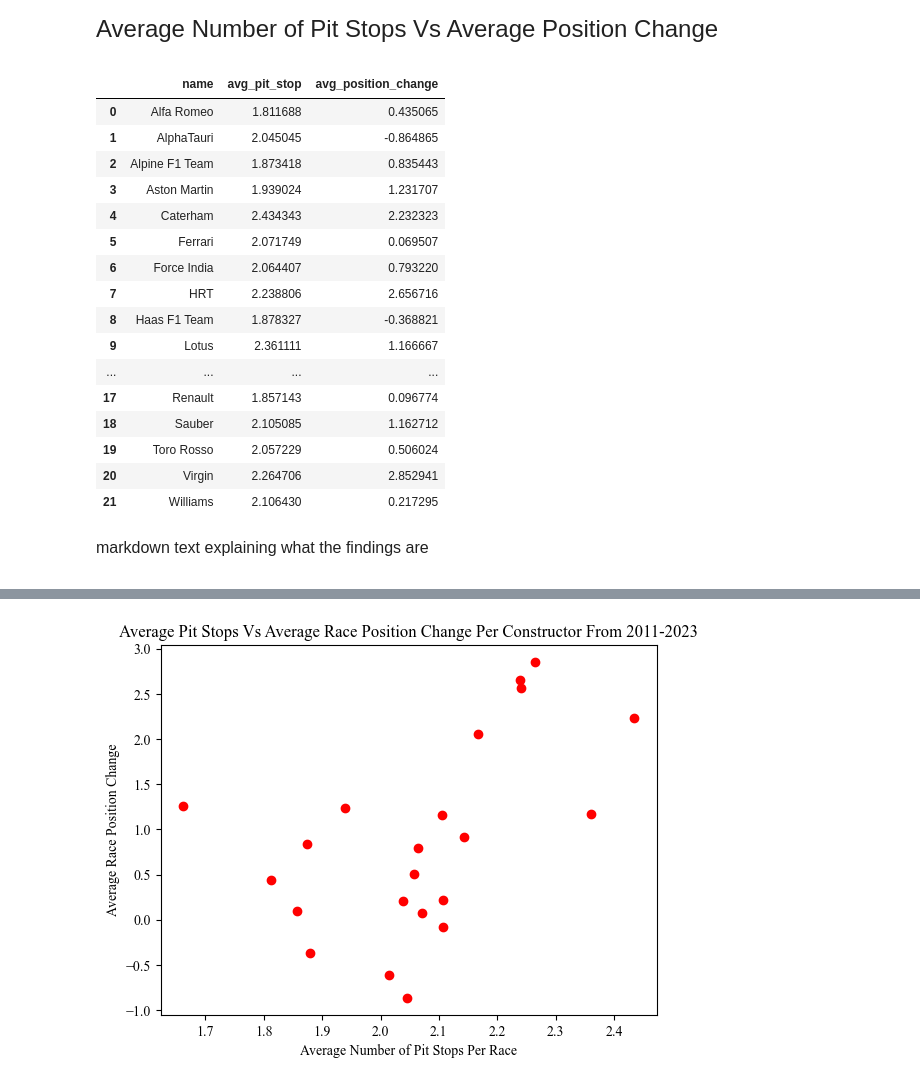
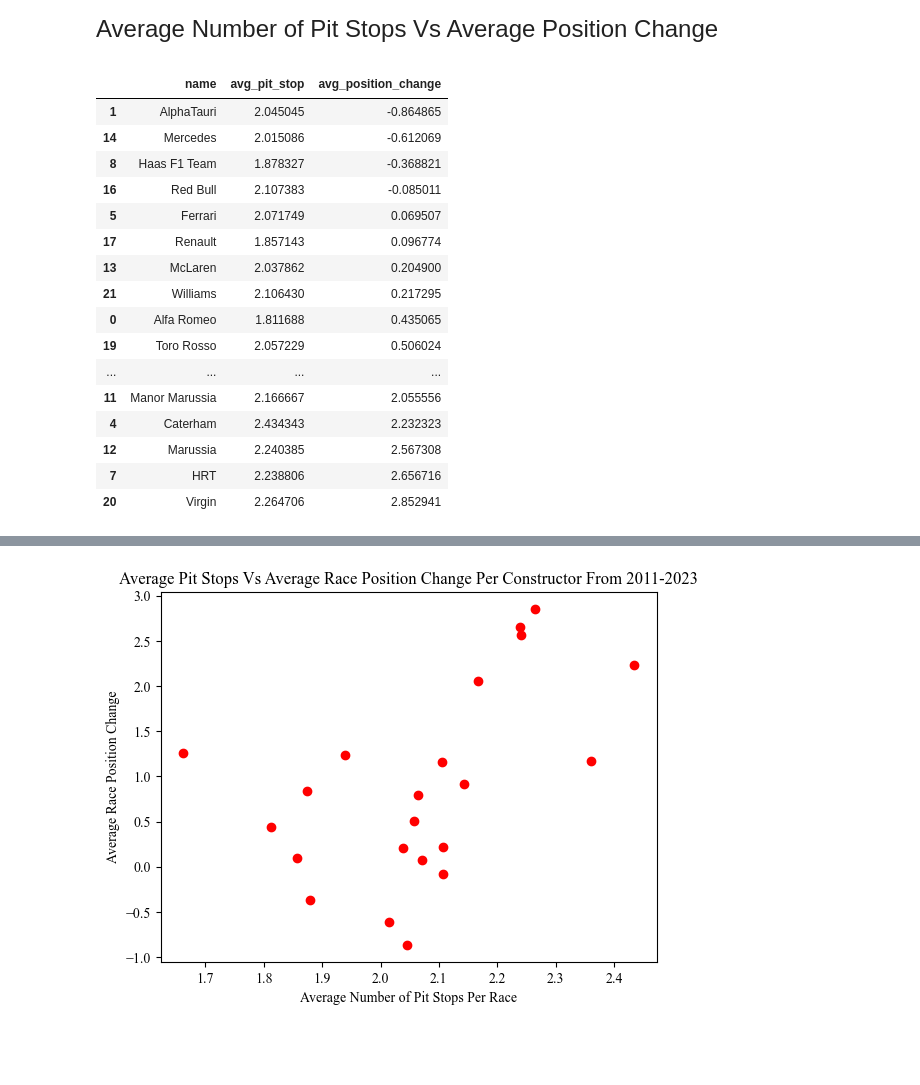
Before and after one commit to joyxqu/qtm151spring2025, a Jupyter notebook: final_project/fp1.ipynb, the cells around one changed output, grey strips where cells are left out. Saved outputs shown, nothing was run; the diff lists cells and outputs as text; code cells hidden in the pictures; blank space fills up the shorter version.

```diff
--- a/final_project/fp1.ipynb
+++ b/final_project/fp1.ipynb
@@ -457,52 +457,47 @@ pit_stop_count = (pit_stops.groupby(['raceId', 'driverId'])
 # Reset index and name 'pit_stop_count'
                    .reset_index(name='pit_stop_count'))
 
 # Merge 'pit_stop_count' with 'results'
 position_pit = (pit_stop_count.merge(results[['raceId', 'driverId',
                                              'constructorId', 'position_change']],
                                              on=['raceId', 'driverId'], how='inner')
 
 # Merge 'pit_stop_count' and 'results' with 'constructors'
               .merge(constructors[['constructorId', 'name']], on='constructorId', how='left'))
 
 # Filter 'position_pit' for 2011 to 2023 constructors
 position_pit_1123 = position_pit[(position_pit['raceId'] >= 841) &
                                   (position_pit['raceId'] <= 1120)]
 
 # Group 'position_pit_1123' by 'name'
 ps_vs_pc = (position_pit_1123.groupby('name')
 
 # Calculate 'pit_stop_count' average
                       .agg(avg_pit_stop = ('pit_stop_count', 'mean'),
 
 # Calculate 'position_change' average
                            avg_position_change = ('position_change', 'mean'))
 
 # Reset index
                            .reset_index())
 
 # Display 'ps_vs_pc'
-display(ps_vs_pc)
+display(ps_vs_pc.sort_values(by='avg_position_change', ascending=True))
 # %% [output]
 |  | name | avg_pit_stop | avg_position_change |
+| 1 | AlphaTauri | 2.045045 | -0.864865 |
+| 14 | Mercedes | 2.015086 | -0.612069 |
+| 8 | Haas F1 Team | 1.878327 | -0.368821 |
+| 16 | Red Bull | 2.107383 | -0.085011 |
+| 5 | Ferrari | 2.071749 | 0.069507 |
+| 17 | Renault | 1.857143 | 0.096774 |
+| 13 | McLaren | 2.037862 | 0.204900 |
+| 21 | Williams | 2.106430 | 0.217295 |
 | 0 | Alfa Romeo | 1.811688 | 0.435065 |
-| 1 | AlphaTauri | 2.045045 | -0.864865 |
-| 2 | Alpine F1 Team | 1.873418 | 0.835443 |
-| 3 | Aston Martin | 1.939024 | 1.231707 |
+| 19 | Toro Rosso | 2.057229 | 0.506024 |
+| ... | ... | ... | ... |
+| 11 | Manor Marussia | 2.166667 | 2.055556 |
 | 4 | Caterham | 2.434343 | 2.232323 |
-| 5 | Ferrari | 2.071749 | 0.069507 |
-| 6 | Force India | 2.064407 | 0.793220 |
+| 12 | Marussia | 2.240385 | 2.567308 |
 | 7 | HRT | 2.238806 | 2.656716 |
-| 8 | Haas F1 Team | 1.878327 | -0.368821 |
-| 9 | Lotus | 2.361111 | 1.166667 |
-| ... | ... | ... | ... |
-| 17 | Renault | 1.857143 | 0.096774 |
-| 18 | Sauber | 2.105085 | 1.162712 |
-| 19 | Toro Rosso | 2.057229 | 0.506024 |
 | 20 | Virgin | 2.264706 | 2.852941 |
-| 21 | Williams | 2.106430 | 0.217295 |
-# %% [markdown]
-<font size = "3">
-<span style="font-family:Times New Roman" </span>
-
-markdown text explaining what the findings are
```
Also changed, not shown: parts of 20 cells of this notebook, 2 other files.
